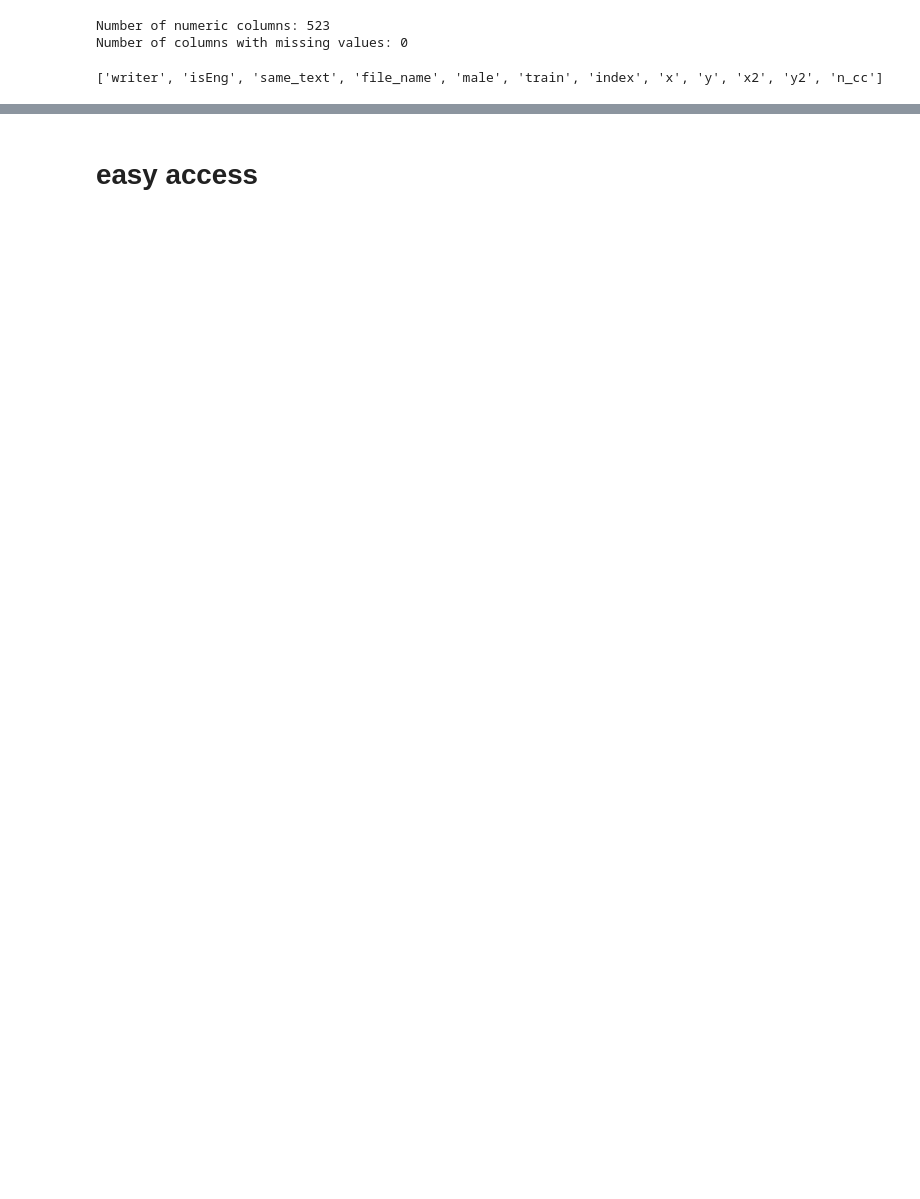
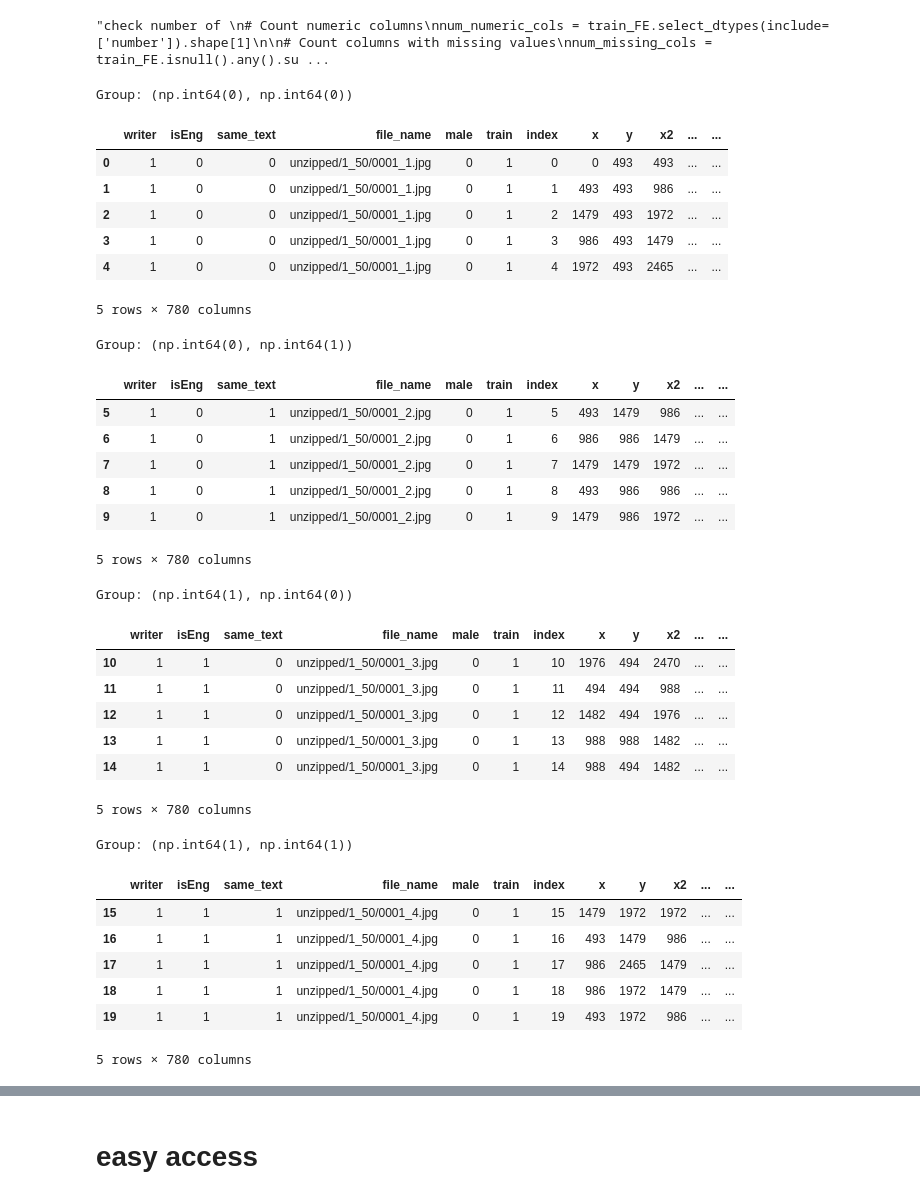
Before and after one commit to gitMorelli/gender_detection, a Jupyter notebook: notebooks/model_training/feature_extraction.ipynb, the cells around one changed output, grey strips where cells are left out. Drawn from its saved outputs; the diff is of its cells as text; code cells hidden in the pictures; blank space fills up the shorter version.

Commit message:
improving the code for training classifiers on top of feature extractors. Experiments on overfitting

```diff
--- a/notebooks/model_training/feature_extraction.ipynb
+++ b/notebooks/model_training/feature_extraction.ipynb
@@ -51,7 +103,5 @@ with_cross_validation=True
 # %%
-
-'''
-check number of
+'''check number of
 # Count numeric columns
 num_numeric_cols = train_FE.select_dtypes(include=['number']).shape[1]
 
@@ -62,19 +112,59 @@ num_missing_cols = train_FE.isnull().any().sum()
 print(f'Number of numeric columns: {num_numeric_cols}')
 print(f'Number of columns with missing values: {num_missing_cols}')'''
 # %% [output]
-Number of numeric columns: 523
-Number of columns with missing values: 0
+"check number of \n# Count numeric columns\nnum_numeric_cols = train_FE.select_dtypes(include=['number']).shape[1]\n\n# Count columns with missing values\nnum_missing_cols = train_FE.isnull().any().su ...
-# %%
-target_label='male'
-#target_label='isEng'
-if is_kaggle:
-    cols_to_drop = ['writer', 'same_text', 'train','page_id','isEng','train','index','male']
-else:
-    cols_to_drop = [c for c in train_FE.columns if not(c.startswith('f') and len(c) > 1 and c[1].isdigit())]
-    print(cols_to_drop)
-X_train = train_FE[train_FE['train']==1].drop(columns=cols_to_drop)
-y_train = train_FE[train_FE['train']==1][target_label]
-X_val = train_FE[train_FE['train']==0].drop(columns=cols_to_drop)
-y_val = train_FE[train_FE['train']==0][target_label]
-# %% [output]
-['writer', 'isEng', 'same_text', 'file_name', 'male', 'train', 'index', 'x', 'y', 'x2', 'y2', 'n_cc']
+# %%
+'''grouped = train_FE.groupby(['isEng', 'same_text'])
+# Display the first five elements for each group in 'grouped'
+for group_name, group_df in grouped:
+    print(f"Group: {group_name}")
+    display(group_df.head(5))
+# groups 0,0 0,1 1,0 1,1
+# Select two group names (replace with actual group keys as needed)
+group_keys = list(grouped.groups.keys())
+
+# Get the DataFrames for the first two groups
+df_arab_diff = grouped.get_group(group_keys[0])
+df_arab_same = grouped.get_group(group_keys[1])
+df_eng_diff = grouped.get_group(group_keys[2])
+df_eng_same = grouped.get_group(group_keys[3])
+
+
+# Concatenate the two DataFrames
+concatenated_df = pd.concat([df1, df2], ignore_index=True)
+
+print(concatenated_df.shape)
+concatenated_df.head()'''
+# %% [output]
+Group: (np.int64(0), np.int64(0))
+|  | writer | isEng | same_text | file_name | male | train | index | x | y | x2 | ... | ... |
+| 0 | 1 | 0 | 0 | unzipped/1_50/0001_1.jpg | 0 | 1 | 0 | 0 | 493 | 493 | ... | ... |
+| 1 | 1 | 0 | 0 | unzipped/1_50/0001_1.jpg | 0 | 1 | 1 | 493 | 493 | 986 | ... | ... |
+| 2 | 1 | 0 | 0 | unzipped/1_50/0001_1.jpg | 0 | 1 | 2 | 1479 | 493 | 1972 | ... | ... |
+| 3 | 1 | 0 | 0 | unzipped/1_50/0001_1.jpg | 0 | 1 | 3 | 986 | 493 | 1479 | ... | ... |
+| 4 | 1 | 0 | 0 | unzipped/1_50/0001_1.jpg | 0 | 1 | 4 | 1972 | 493 | 2465 | ... | ... |
+5 rows × 780 columns
+Group: (np.int64(0), np.int64(1))
+|  | writer | isEng | same_text | file_name | male | train | index | x | y | x2 | ... | ... |
+| 5 | 1 | 0 | 1 | unzipped/1_50/0001_2.jpg | 0 | 1 | 5 | 493 | 1479 | 986 | ... | ... |
+| 6 | 1 | 0 | 1 | unzipped/1_50/0001_2.jpg | 0 | 1 | 6 | 986 | 986 | 1479 | ... | ... |
+| 7 | 1 | 0 | 1 | unzipped/1_50/0001_2.jpg | 0 | 1 | 7 | 1479 | 1479 | 1972 | ... | ... |
+| 8 | 1 | 0 | 1 | unzipped/1_50/0001_2.jpg | 0 | 1 | 8 | 493 | 986 | 986 | ... | ... |
+| 9 | 1 | 0 | 1 | unzipped/1_50/0001_2.jpg | 0 | 1 | 9 | 1479 | 986 | 1972 | ... | ... |
+5 rows × 780 columns
+Group: (np.int64(1), np.int64(0))
+|  | writer | isEng | same_text | file_name | male | train | index | x | y | x2 | ... | ... |
+| 10 | 1 | 1 | 0 | unzipped/1_50/0001_3.jpg | 0 | 1 | 10 | 1976 | 494 | 2470 | ... | ... |
+| 11 | 1 | 1 | 0 | unzipped/1_50/0001_3.jpg | 0 | 1 | 11 | 494 | 494 | 988 | ... | ... |
+| 12 | 1 | 1 | 0 | unzipped/1_50/0001_3.jpg | 0 | 1 | 12 | 1482 | 494 | 1976 | ... | ... |
+| 13 | 1 | 1 | 0 | unzipped/1_50/0001_3.jpg | 0 | 1 | 13 | 988 | 988 | 1482 | ... | ... |
+| 14 | 1 | 1 | 0 | unzipped/1_50/0001_3.jpg | 0 | 1 | 14 | 988 | 494 | 1482 | ... | ... |
+5 rows × 780 columns
+Group: (np.int64(1), np.int64(1))
+|  | writer | isEng | same_text | file_name | male | train | index | x | y | x2 | ... | ... |
+| 15 | 1 | 1 | 1 | unzipped/1_50/0001_4.jpg | 0 | 1 | 15 | 1479 | 1972 | 1972 | ... | ... |
+| 16 | 1 | 1 | 1 | unzipped/1_50/0001_4.jpg | 0 | 1 | 16 | 493 | 1479 | 986 | ... | ... |
+| 17 | 1 | 1 | 1 | unzipped/1_50/0001_4.jpg | 0 | 1 | 17 | 986 | 2465 | 1479 | ... | ... |
+| 18 | 1 | 1 | 1 | unzipped/1_50/0001_4.jpg | 0 | 1 | 18 | 986 | 1972 | 1479 | ... | ... |
+| 19 | 1 | 1 | 1 | unzipped/1_50/0001_4.jpg | 0 | 1 | 19 | 493 | 1972 | 986 | ... | ... |
+5 rows × 780 columns
```
Also changed, not shown: parts of 22 cells of this notebook, 5 other files.
